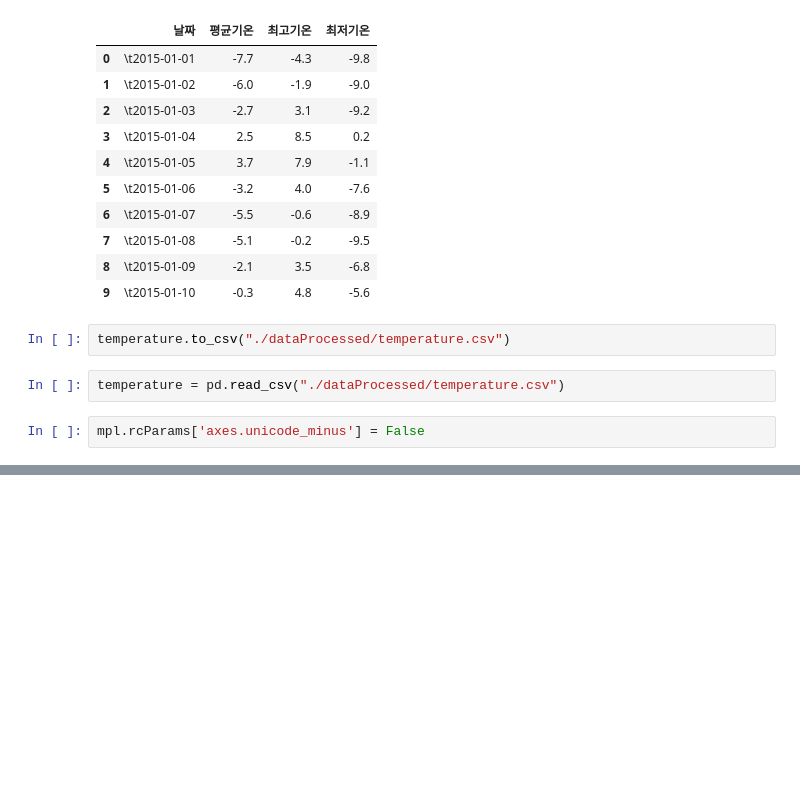
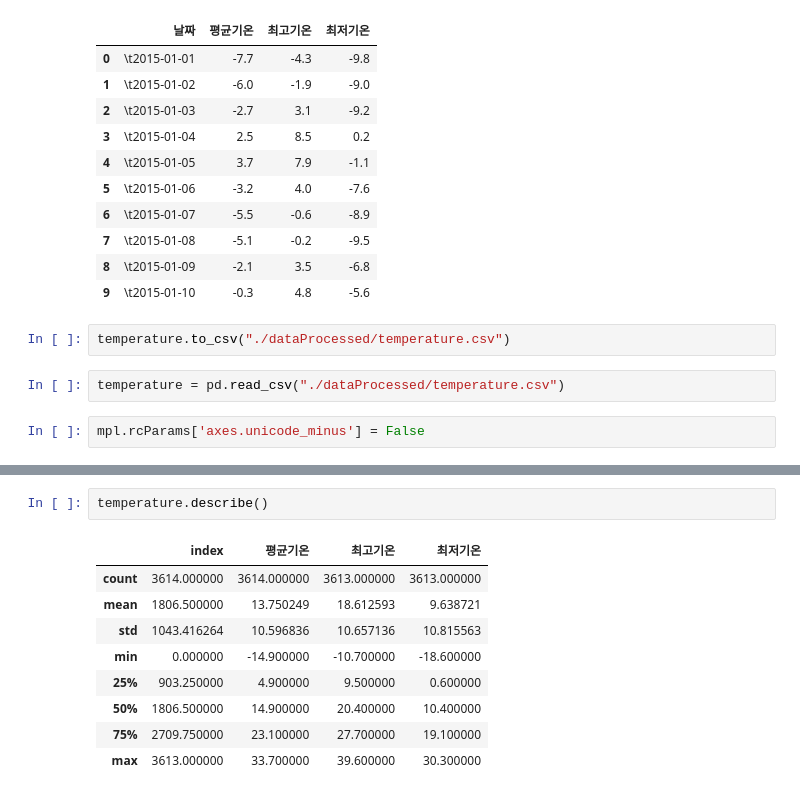
Before and after one commit to InryeolChoi/timeSeries_analysis, a Jupyter notebook: Project/examine.ipynb, the cells around one changed output, grey strips where cells are left out. Drawn from its saved outputs; the diff is of its cells as text; blank space fills up the shorter version.

Commit message:
update temperature data

```diff
--- a/Project/examine.ipynb
+++ b/Project/examine.ipynb
@@ -319,0 +320,12 @@ plt.show()
+# %%
+temperature.describe()
+# %% [output]
+|  | index | 평균기온 | 최고기온 | 최저기온 |
+| count | 3614.000000 | 3614.000000 | 3613.000000 | 3613.000000 |
+| mean | 1806.500000 | 13.750249 | 18.612593 | 9.638721 |
+| std | 1043.416264 | 10.596836 | 10.657136 | 10.815563 |
+| min | 0.000000 | -14.900000 | -10.700000 | -18.600000 |
+| 25% | 903.250000 | 4.900000 | 9.500000 | 0.600000 |
+| 50% | 1806.500000 | 14.900000 | 20.400000 | 10.400000 |
+| 75% | 2709.750000 | 23.100000 | 27.700000 | 19.100000 |
+| max | 3613.000000 | 33.700000 | 39.600000 | 30.300000 |
```
Also changed, not shown: parts of 6 cells of this notebook, 1 other file.
